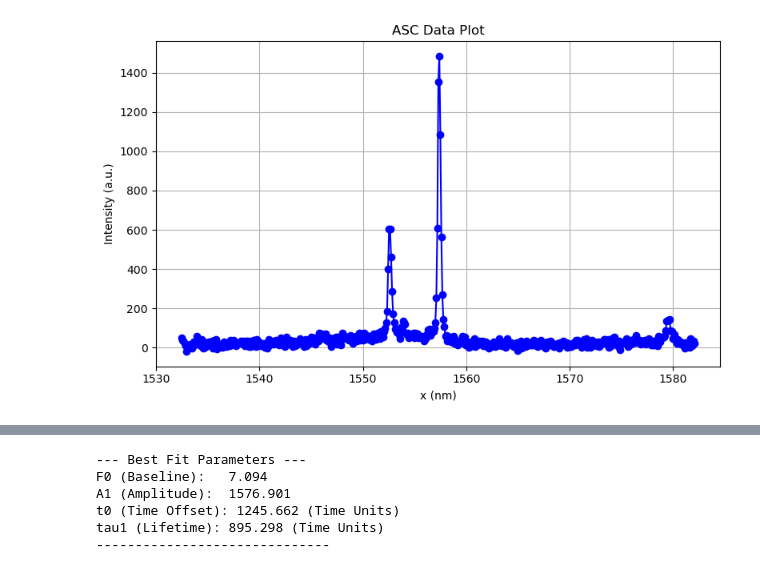
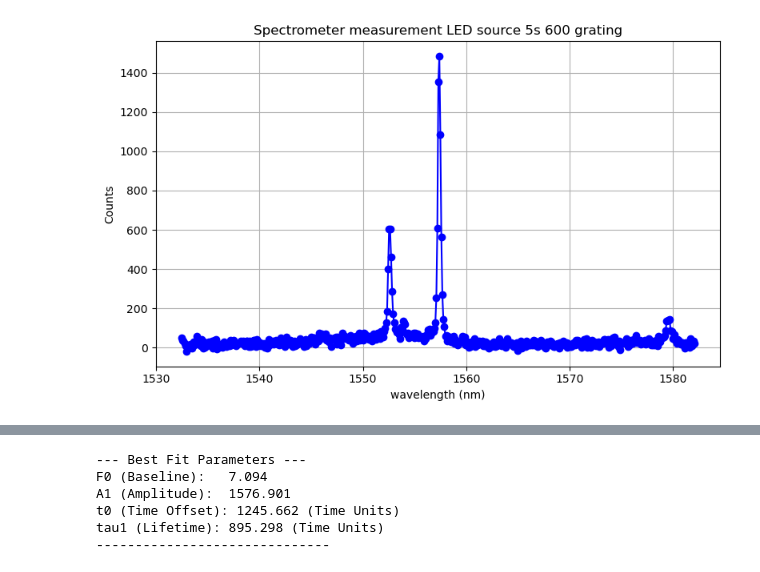
Before and after one commit to cezaris13/Quantum-Photonics-Experiment, a Jupyter notebook: Experiments.ipynb, the cells around one changed output, grey strips where cells are left out. Cells and saved outputs as stored; diff of their text form; code cells hidden in the pictures.

```diff
--- a/Experiments.ipynb
+++ b/Experiments.ipynb
@@ -29,19 +15,19 @@ plt.show()
 # %%
 filename = "Data/Spectrometer_measurement_LED_source_5s_600_grating.asc"
 
 data = np.loadtxt(filename)
 # Split into columns
 x = data[:, 0]
 y = data[:, 1]
 
 # --- Plot ---
 plt.figure(figsize=(8, 5))
 plt.plot(x, y, marker='o', linestyle='-', color='blue')
-plt.title("ASC Data Plot")
-plt.xlabel("x (nm)")
-plt.ylabel("Intensity (a.u.)")
+plt.title("Spectrometer measurement LED source 5s 600 grating")
+plt.xlabel("wavelength (nm)")
+plt.ylabel("Counts")
 plt.grid(True)
 plt.tight_layout()
 plt.show()
 # %% [output]
-[figure, old version]
+[figure, new version]
```
Also changed, not shown: parts of 58 cells of this notebook, 1 other file.
